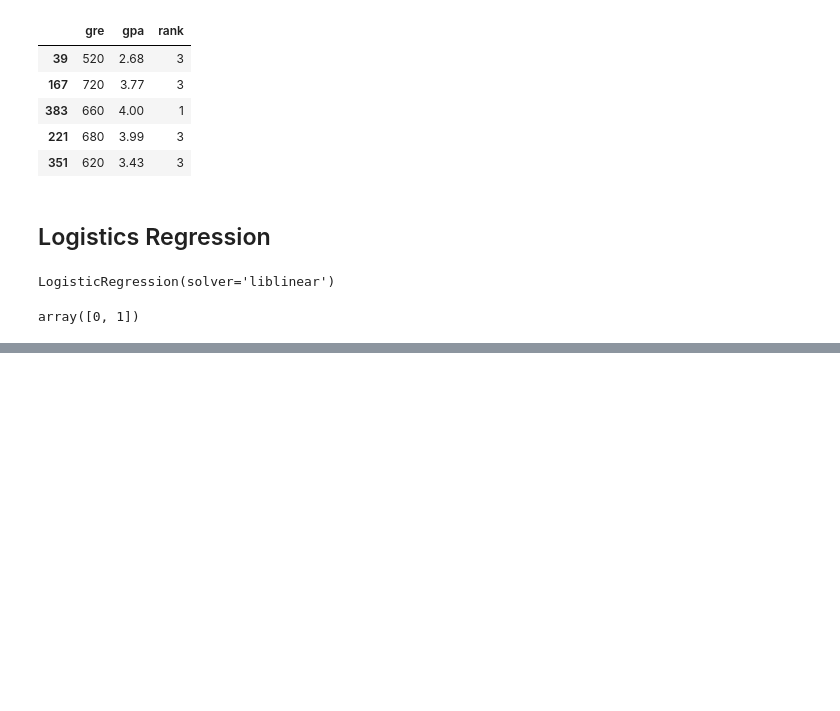
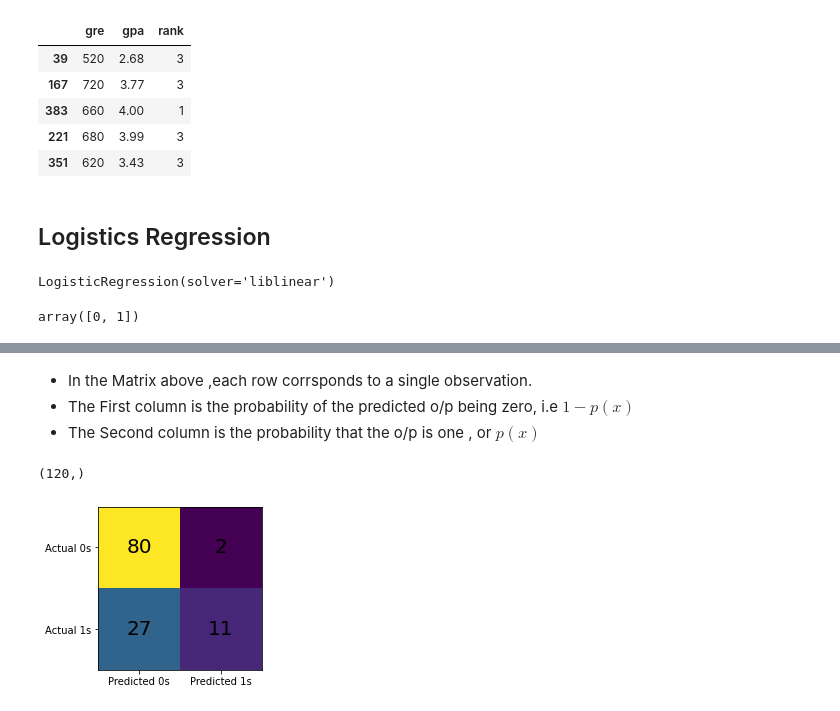
Before and after one commit to Iamsbharti/ML-AI, a Jupyter notebook: algorithms/Logistics-Regression/admission_classification.ipynb, the cells around one changed output, grey strips where cells are left out. Drawn from its saved outputs; the diff is of its cells as text; code cells hidden in the pictures; blank space fills up the shorter version.

Commit message:
confusion matric visualizaation :rocket:

```diff
--- a/algorithms/Logistics-Regression/admission_classification.ipynb
+++ b/algorithms/Logistics-Regression/admission_classification.ipynb
@@ -125,0 +152,27 @@ array([0, 1])
+# %% [markdown]
+- In the Matrix above ,each row corrsponds to a single observation.
+- The First column is the probability of the predicted o/p being zero, i.e $ {1-p{(x)}} $
+- The Second column is the probability that the o/p is one , or ${p{(x)}}$
+# %%
+# score
+model.score(x,y)
+#confusion_matrix(y,y_predict)
+y_test.shape
+# %% [output]
+(120,)
+# %%
+# drawing confusion matrix
+cm = confusion_matrix(y_test,y_predict)
+p=['Predicted 0s','Predicted 1s']
+a=['Actual 0s','Actual 1s']
+fig,ax = plt.subplots(figsize=(3,3))
+ax.imshow(cm)
+ax.grid(False)
+ax.xaxis.set(ticks=(0, 1), ticklabels=('Predicted 0s', 'Predicted 1s'))
+ax.yaxis.set(ticks=(0, 1), ticklabels=('Actual 0s', 'Actual 1s'))
+for i in range(2):
+    for j in range(2):
+        ax.text(j, i, cm[i, j], ha='center', va='center', color='black',fontsize=20)
+plt.show()
+# %% [output]
+[figure, added]
```
Also changed, not shown: parts of 3 cells of this notebook.
